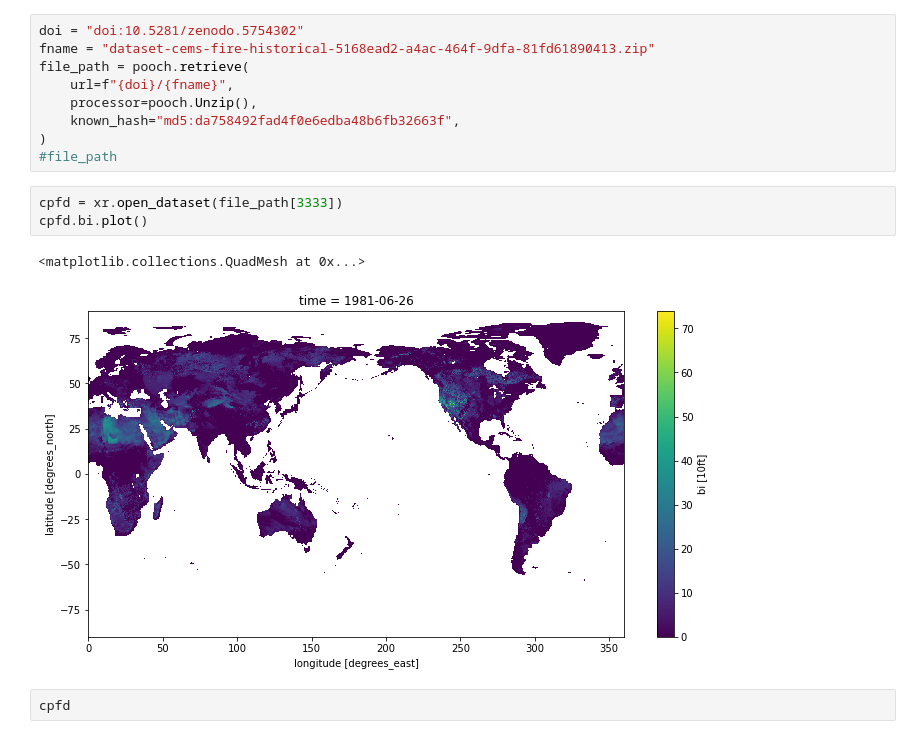
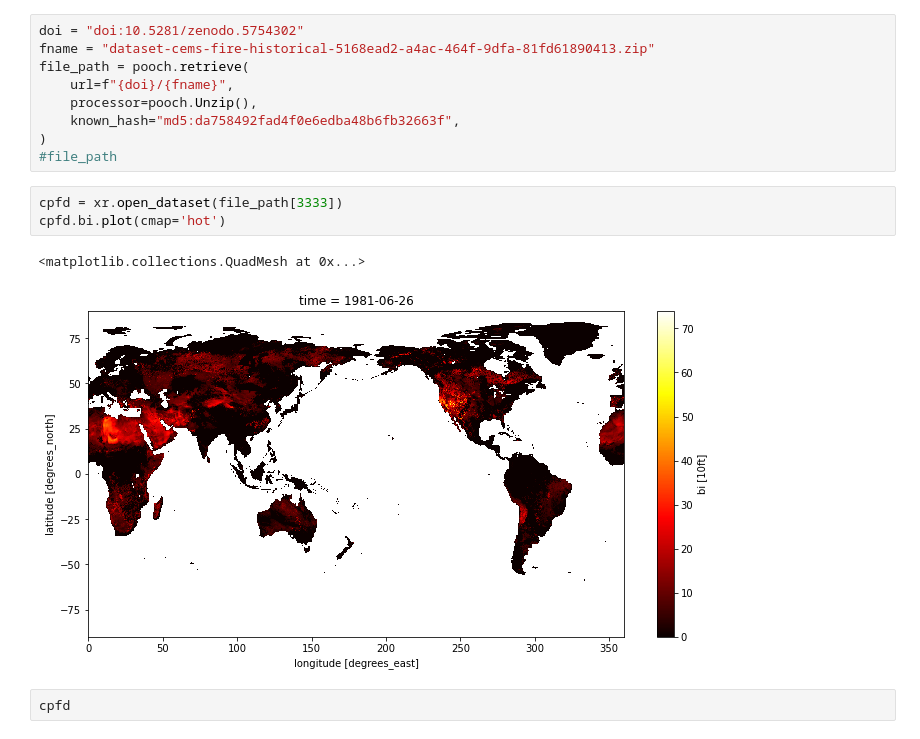
Before and after one commit to SophKJ/finalproject_fall21, a Jupyter notebook: FireFuelEmissions.ipynb, the cells around one changed output. Cells and saved outputs as stored; diff of their text form.

```diff
--- a/FireFuelEmissions.ipynb
+++ b/FireFuelEmissions.ipynb
@@ -314,10 +314,10 @@ file_path = pooch.retrieve(
 #file_path
 # %%
 cpfd = xr.open_dataset(file_path[3333])
-cpfd.bi.plot()
+cpfd.bi.plot(cmap='hot')
 # %% [output]
 <matplotlib.collections.QuadMesh at 0x...>
-[figure, old version]
+[figure, new version]
 # %%
 cpfd
 # %% [output]
```
Also changed, not shown: parts of 5 cells of this notebook.
